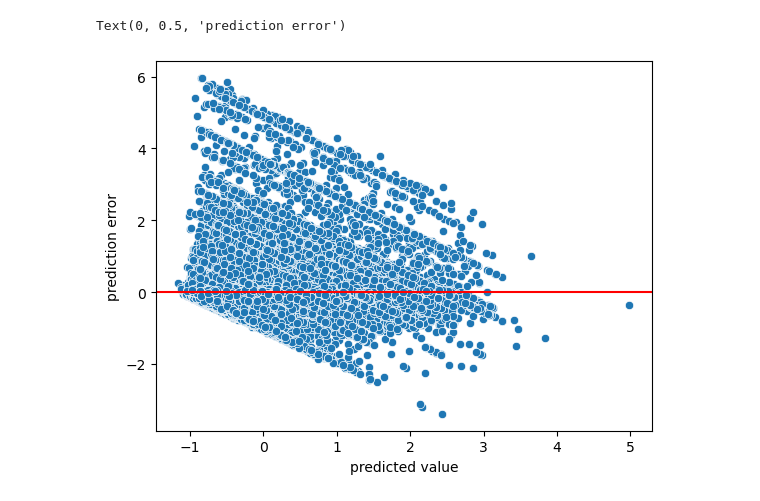
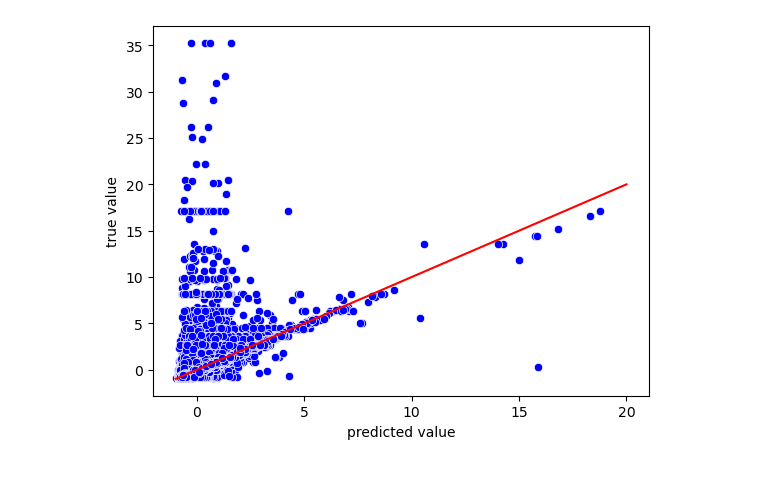
Before and after one commit to Maevezw/Master-Thesis, a Jupyter notebook: NN-training.ipynb, the cells around one changed output. Cells and saved outputs as stored; diff of their text form; code cells hidden in the pictures.

```diff
--- a/NN-training.ipynb
+++ b/NN-training.ipynb
@@ -332,0 +413,20 @@ error_df['error'] = error_df['true'] - error_df['pred']
+# %%
+#defining the model
+def nn_model():
+    model = Sequential()
+    model.add(Dense(32, input_dim=X_train.shape[1], activation = keras.layers.LeakyReLU()))
+    model.add(BatchNormalization())
+    model.add(Dense(16, activation = keras.layers.LeakyReLU()))
+    model.add(BatchNormalization())
+    model.add(Dense(4, activation = keras.layers.LeakyReLU()))
+    model.add(BatchNormalization())
+    model.add(Dense(units=1, activation = 'linear'))
+    model.compile(loss='mse', optimizer= 'adam' )
+    return model
+# %%
+nn_mod = nn_model()
+print(nn_mod.summary())
+nn_mod.fit(X_train2, y_train2, batch_size = 100, epochs = 19)
+pred = nn_mod.predict(X_test)
+print('RMSE on test data:', sqrt(mse(y_test, pred)))
+print('MAE on test data:', mae(y_test, pred))
@@ -333,11 +451,18 @@ error_df['error'] = error_df['true'] - error_df['pred']
+# %%
+error_df = pd.DataFrame()
+error_df['true'] = y_test
+error_df['predicted'] = pred
+# %%
+error_df['error'] = error_df['true'] - error_df['predicted']
 # %%
 import seaborn as sns
 import matplotlib.pyplot as plt
 # %%
-sns.scatterplot(data = error_df, x = 'pred', y = 'error')
-plt.axhline(y = 0, color = 'r')
+errors = sns.scatterplot(data = error_df, x = 'predicted', y = 'true', color = 'b')
+#plt.axhline(y = 0, color = 'r')
+plt.plot([-1, 20], [-1, 20], c = 'r')
 plt.xlabel('predicted value')
-plt.ylabel('prediction error')
+plt.ylabel('true value')
+plt.savefig('NN_errors.png')
 # %% [output]
-Text(0, 0.5, 'prediction error')
-[figure, old version]
+[figure, new version]
```
Also changed, not shown: parts of 94 cells of this notebook.
